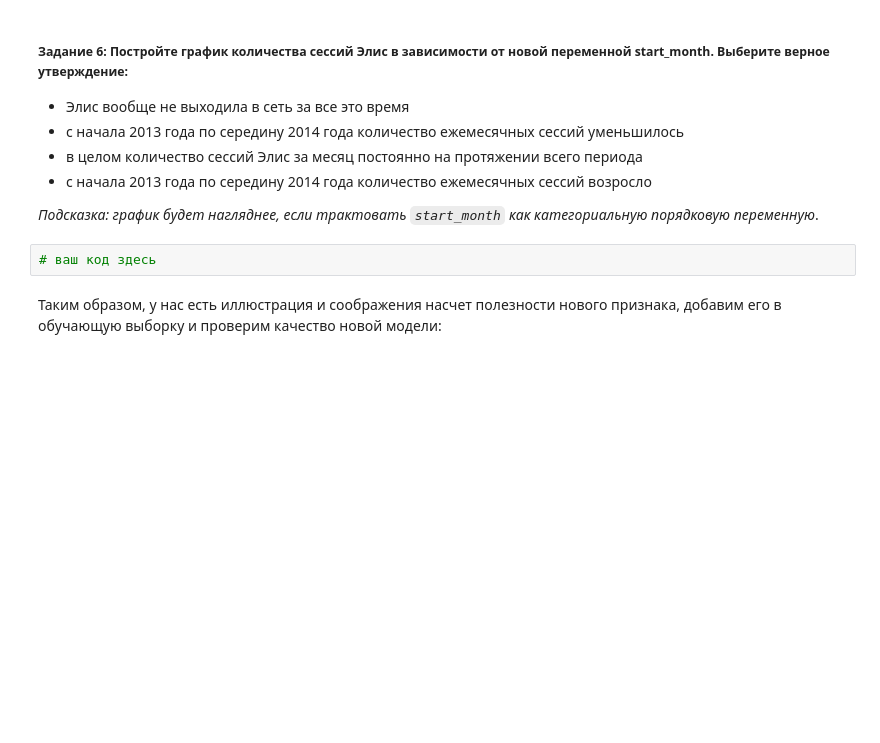
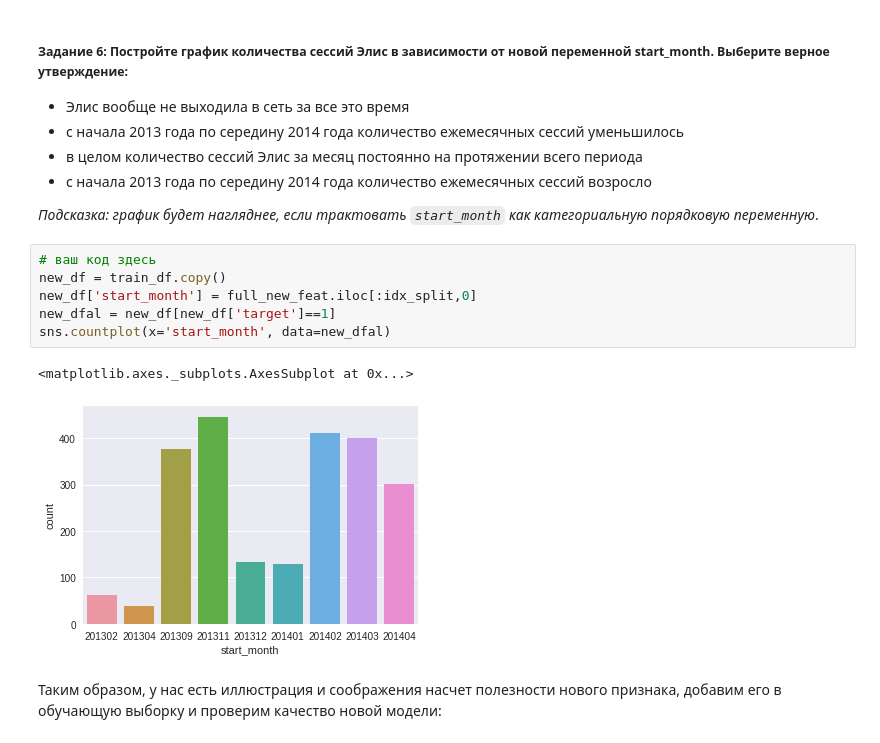
Before and after one commit to babay2/ml_homework, a Jupyter notebook: hw4_part1_websites_logistic_regression-my.ipynb, the cells around one changed output. Cells and saved outputs as stored; diff of their text form; blank space fills up the shorter version.

```diff
--- a/hw4_part1_websites_logistic_regression-my.ipynb
+++ b/hw4_part1_websites_logistic_regression-my.ipynb
@@ -435,8 +438,15 @@ full_new_feat['start_month'] = full_df['time1'].apply(lambda ts: 100 * ts.year +
 - с начала 2013 года по середину 2014 года количество ежемесячных сессий возросло
 
 *Подсказка: график будет нагляднее, если трактовать `start_month` как категориальную порядковую переменную*.
-# %%
-# ваш код здесь
+# %%
+# ваш код здесь
+new_df = train_df.copy()
+new_df['start_month'] = full_new_feat.iloc[:idx_split,0]
+new_dfal = new_df[new_df['target']==1]
+sns.countplot(x='start_month', data=new_dfal)
+# %% [output]
+<matplotlib.axes._subplots.AxesSubplot at 0x...>
+[figure, added]
 # %% [markdown]
 Таким образом, у нас есть иллюстрация и соображения насчет полезности нового признака, добавим его в обучающую выборку и проверим качество новой модели:
 # %%
```
Also changed, not shown: parts of 7 cells of this notebook.
